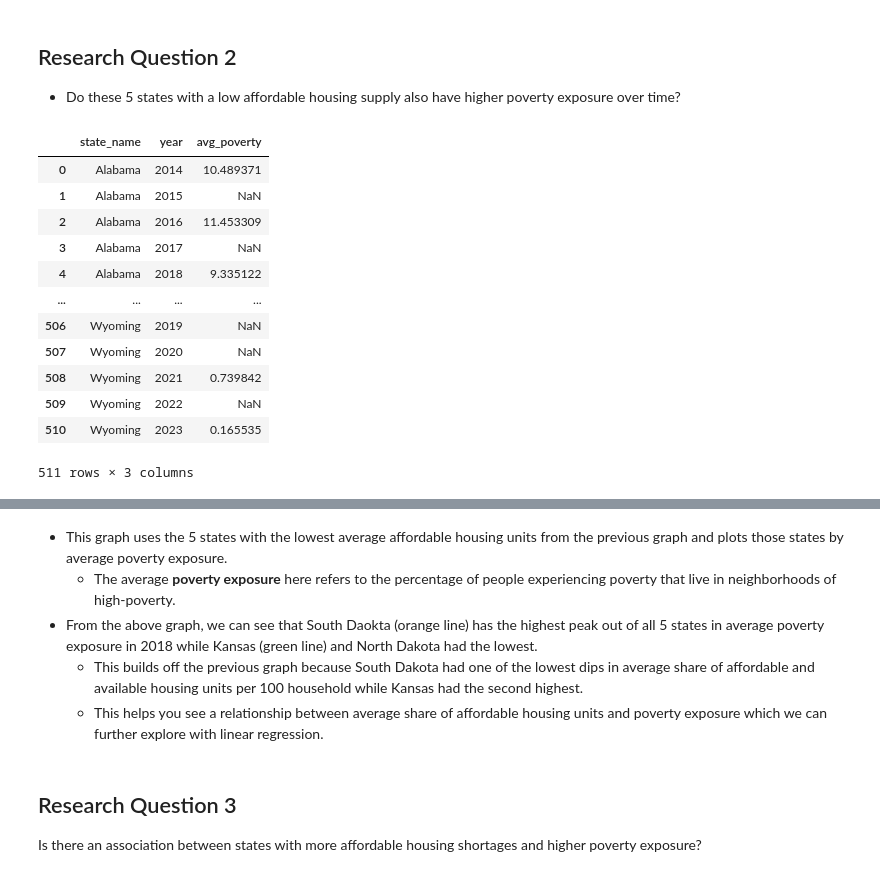
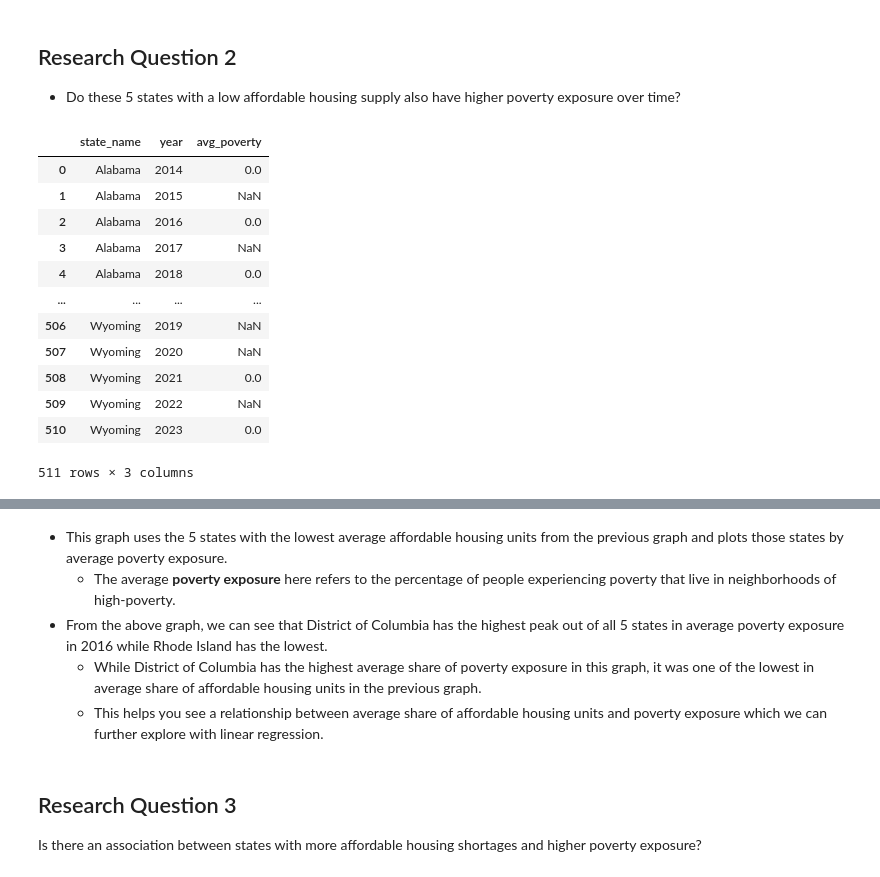
Before and after one commit to Adrian1840/MATH120_Final_Project, a Jupyter notebook: notebooks/MATH120_Final_Project.ipynb, the cells around one changed output, grey strips where cells are left out. Drawn from its saved outputs; the diff is of its cells as text; code cells hidden in the pictures.

```diff
--- a/notebooks/MATH120_Final_Project.ipynb
+++ b/notebooks/MATH120_Final_Project.ipynb
@@ -146,22 +160,22 @@ fig.show()
 * Do these 5 states with a low affordable housing supply also have higher poverty exposure over time?
 # %%
 #Avg poverty share (pct) of ppl experiencing poverty who live in high-poverty neighborhoods
-poverty_st_yr = county.groupby(["state_name","year"], as_index=False).agg(avg_poverty= ("share_poverty_exposure","mean")) #adds pop col with mean of pop
+poverty_st_yr = county.groupby(["state_name","year"], as_index=False).agg(avg_poverty= ("share_poverty_exposure","median")) #adds pop col with mean of pop
 poverty_st_yr["avg_poverty"] = poverty_st_yr["avg_poverty"] * 100 #converts these proportions to percentages 0<avg_poverty<100 instead of 0<...<1
 poverty_st_yr
 # %% [output]
 |  | state_name | year | avg_poverty |
-| 0 | Alabama | 2014 | 10.489371 |
+| 0 | Alabama | 2014 | 0.0 |
 | 1 | Alabama | 2015 | NaN |
-| 2 | Alabama | 2016 | 11.453309 |
+| 2 | Alabama | 2016 | 0.0 |
 | 3 | Alabama | 2017 | NaN |
-| 4 | Alabama | 2018 | 9.335122 |
+| 4 | Alabama | 2018 | 0.0 |
 | ... | ... | ... | ... |
 | 506 | Wyoming | 2019 | NaN |
 | 507 | Wyoming | 2020 | NaN |
-| 508 | Wyoming | 2021 | 0.739842 |
+| 508 | Wyoming | 2021 | 0.0 |
 | 509 | Wyoming | 2022 | NaN |
-| 510 | Wyoming | 2023 | 0.165535 |
+| 510 | Wyoming | 2023 | 0.0 |
 511 rows × 3 columns
 # %%
 #Using lowest 5 states from prev graph, get subset of poverty exposure d.f.
@@ -192,8 +206,8 @@ fig.show()
 # %% [markdown]
 * This graph uses the 5 states with the lowest average affordable housing units from the previous graph and plots those states by average poverty exposure.
     * The average **poverty exposure** here refers to the percentage of people experiencing poverty that live in neighborhoods of high-poverty.
-* From the above graph, we can see that South Daokta (orange line) has the highest peak out of all 5 states in average poverty exposure in 2018 while Kansas (green line) and North Dakota had the lowest.
-    * This builds off the previous graph because South Dakota had one of the lowest dips in average share of affordable and available housing units per 100 household while Kansas had the second highest.
+* From the above graph, we can see that District of Columbia has the highest peak out of all 5 states in average poverty exposure in 2016 while Rhode Island has the lowest.
+    * While District of Columbia has the highest average share of poverty exposure in this graph, it was one of the lowest in average share of affordable housing units in the previous graph.
     * This helps you see a relationship between average share of affordable housing units and poverty exposure which we can further explore with linear regression.
 # %% [markdown]
 ## Research Question 3
```
Also changed, not shown: parts of 7 cells of this notebook.
